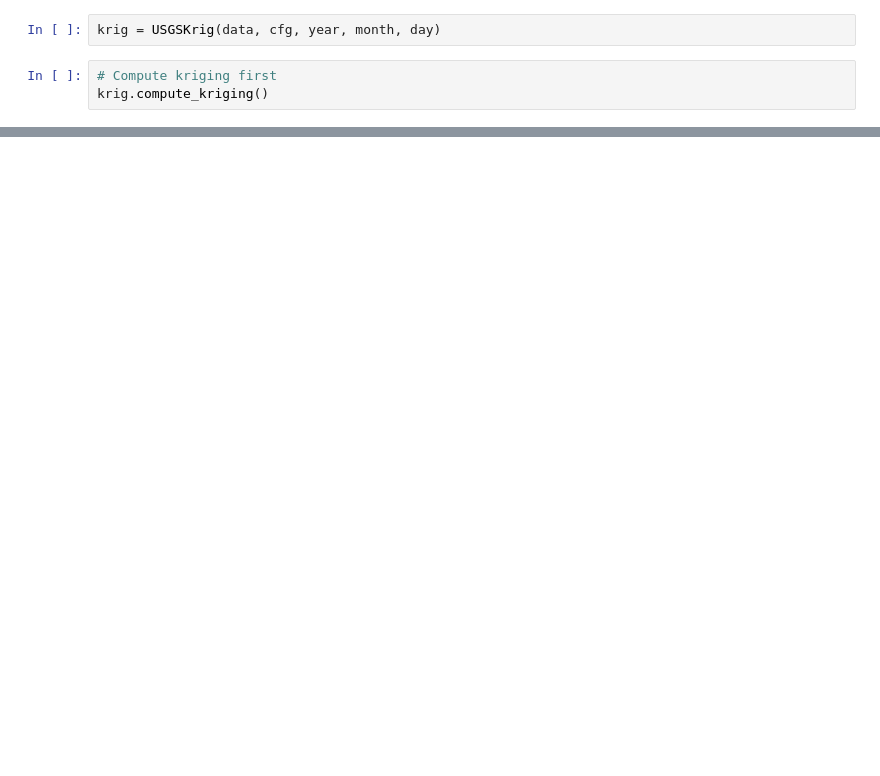
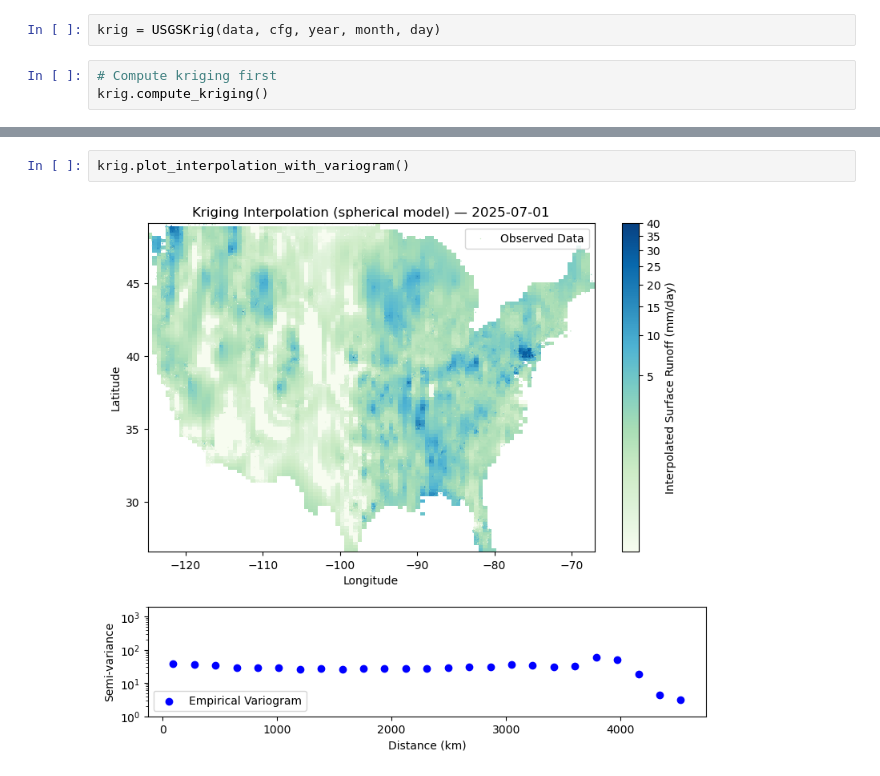
Before and after one commit to DualEarth/qkrig, a Jupyter notebook: notebooks/usgsgaugekrig.ipynb, the cells around one changed output, grey strips where cells are left out. Saved outputs shown, nothing was run; the diff lists cells and outputs as text; blank space fills up the shorter version.

Commit message:
load and plot

```diff
--- a/notebooks/usgsgaugekrig.ipynb
+++ b/notebooks/usgsgaugekrig.ipynb
@@ -39,0 +70,4 @@ print("pos count:", pos.size, "min:", pos.min(), "max:", pos.max())
+# %%
+krig.plot_interpolation_with_variogram()
+# %% [output]
+[figure, added]
```
Also changed, not shown: parts of 7 cells of this notebook, 5 other files.
